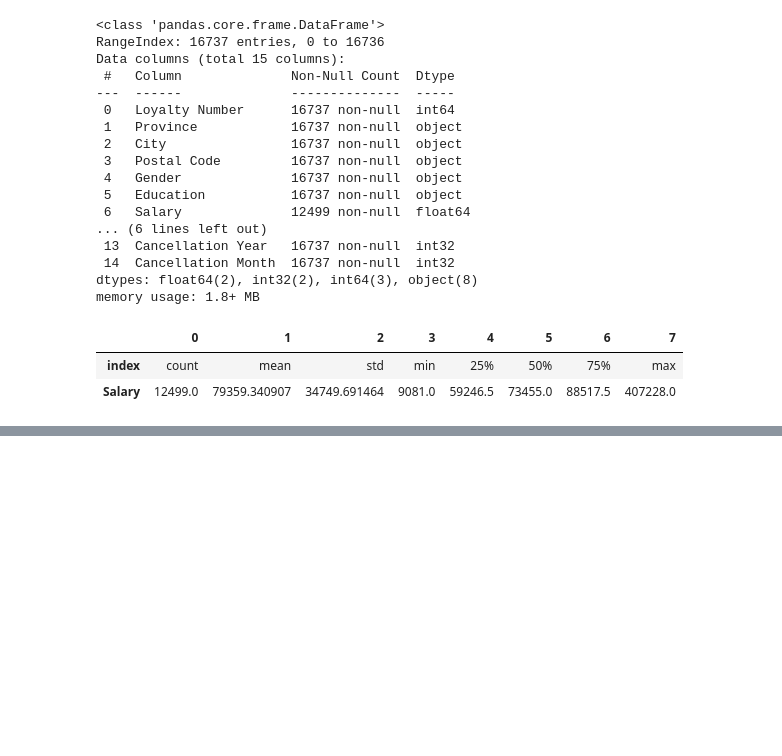
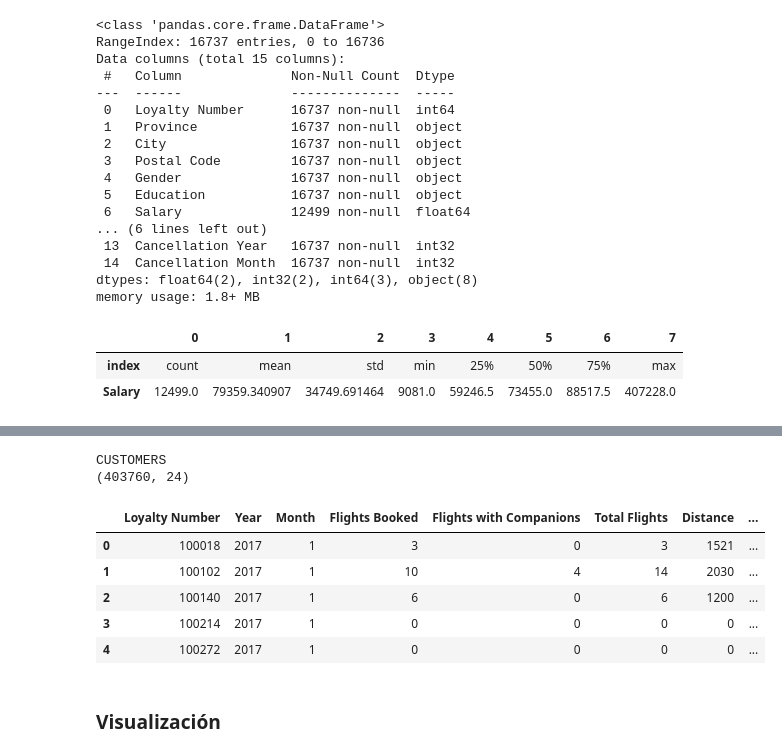
Before and after one commit to Adalab/bda-modulo-3-evaluacion-final-AnaROGA, a Jupyter notebook: mod03_ej_tecnico.ipynb, the cells around one changed output, grey strips where cells are left out. Drawn from its saved outputs; the diff is of its cells as text; code cells hidden in the pictures; blank space fills up the shorter version.

```diff
--- a/mod03_ej_tecnico.ipynb
+++ b/mod03_ej_tecnico.ipynb
@@ -513,0 +680,22 @@ display(df_clh['Salary'].describe().reset_index().T)
+# %%
+# Observamos que la columna 'Loyalty Numbre' es común en ambos df
+# Fusionaremos ambos df por dicha columna:
+# El df_clh es donde se recogen los datos de cada cliente,
+# por lo que será al df_cfa donde fusionaremos los datos del df_clh
+df_customers = df_cfa.merge(df_clh, on='Loyalty Number')
+
+# Previsualizamos el df completo:
+print('CUSTOMERS')
+print(df_customers.shape)
+display(df_customers.head())
+# %% [output]
+CUSTOMERS
+(403760, 24)
+|  | Loyalty Number | Year | Month | Flights Booked | Flights with Companions | Total Flights | Distance | ... |
+| 0 | 100018 | 2017 | 1 | 3 | 0 | 3 | 1521 | ... |
+| 1 | 100102 | 2017 | 1 | 10 | 4 | 14 | 2030 | ... |
+| 2 | 100140 | 2017 | 1 | 6 | 0 | 6 | 1200 | ... |
+| 3 | 100214 | 2017 | 1 | 0 | 0 | 0 | 0 | ... |
+| 4 | 100272 | 2017 | 1 | 0 | 0 | 0 | 0 | ... |
+# %% [markdown]
+### Visualización
```
Also changed, not shown: parts of 28 cells of this notebook.
